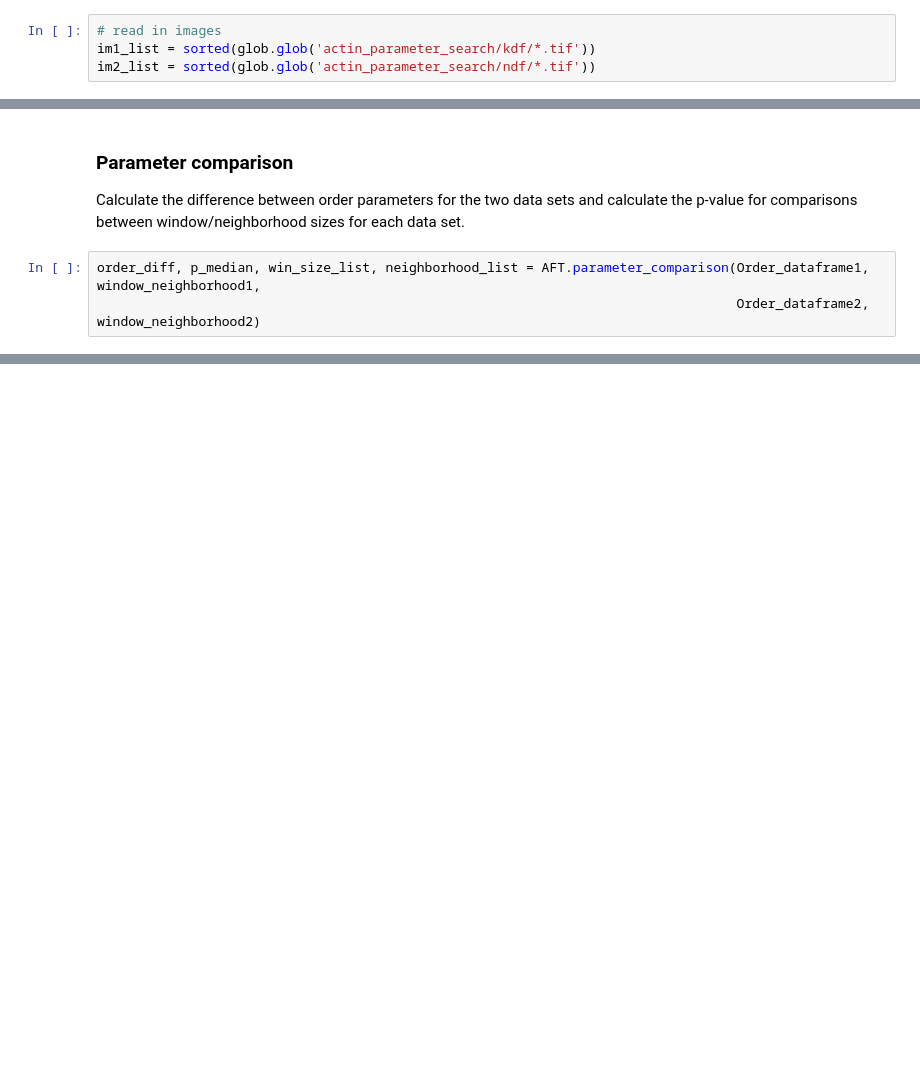
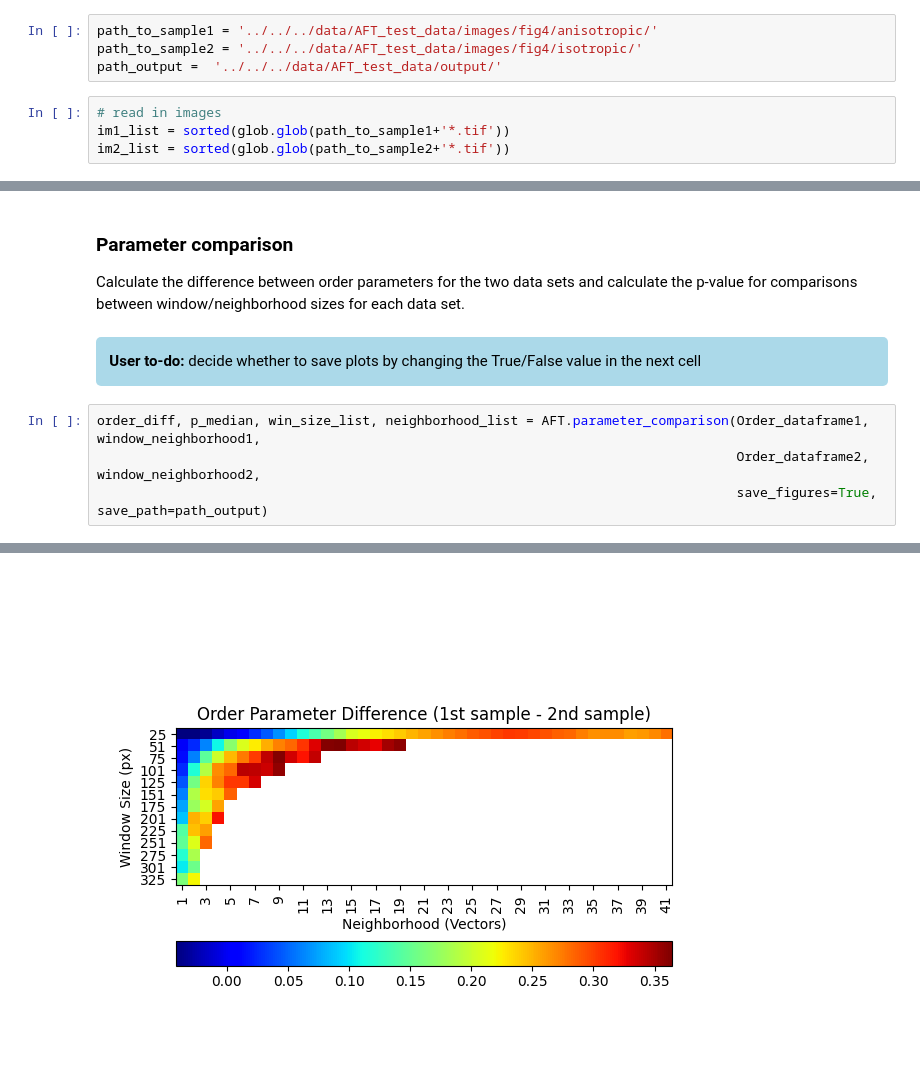
Before and after one commit to OakesLab/AFT-Alignment_by_Fourier_Transform, a Jupyter notebook: Python_implementation/AFT_Parameter_Search.ipynb, the cells around one changed output, grey strips where cells are left out. Cells and saved outputs as stored; diff of their text form; blank space fills up the shorter version.

Commit message:
update AFT_Parameter_Search notebook

```diff
--- a/Python_implementation/AFT_Parameter_Search.ipynb
+++ b/Python_implementation/AFT_Parameter_Search.ipynb
@@ -16,4 +21,8 @@ import matplotlib.pyplot as plt                   # For plotting
+# %%
+path_to_sample1 = '../../../data/AFT_test_data/images/fig4/anisotropic/'
+path_to_sample2 = '../../../data/AFT_test_data/images/fig4/isotropic/'
+path_output =  '../../../data/AFT_test_data/output/'
 # %%
 # read in images
-im1_list = sorted(glob.glob('actin_parameter_search/kdf/*.tif'))
-im2_list = sorted(glob.glob('actin_parameter_search/ndf/*.tif'))
+im1_list = sorted(glob.glob(path_to_sample1+'*.tif'))
+im2_list = sorted(glob.glob(path_to_sample2+'*.tif'))
@@ -39,7 +51,10 @@ Order_dataframe2, window_neighborhood2 = AFT.parameter_search(im2_list, min_win_
 ### Parameter comparison
 
 Calculate the difference between order parameters for the two data sets and calculate the p-value for comparisons between window/neighborhood sizes for each data set.
+# %% [markdown]
+<div style="background-color:#abd9e9; border-radius: 5px; padding: 10pt"><strong>User to-do:</strong> decide whether to save plots by changing the True/False value in the next cell</div>
 # %%
 order_diff, p_median, win_size_list, neighborhood_list = AFT.parameter_comparison(Order_dataframe1, window_neighborhood1,
-                                                                                  Order_dataframe2, window_neighborhood2)
+                                                                                  Order_dataframe2, window_neighborhood2,
+                                                                                  save_figures=True, save_path=path_output)
 # %% [output]
@@ -49,0 +61 @@ order_diff, p_median, win_size_list, neighborhood_list = AFT.parameter_compariso
+[figure, added]
```
Also changed, not shown: parts of 7 cells of this notebook, 1 other file.
